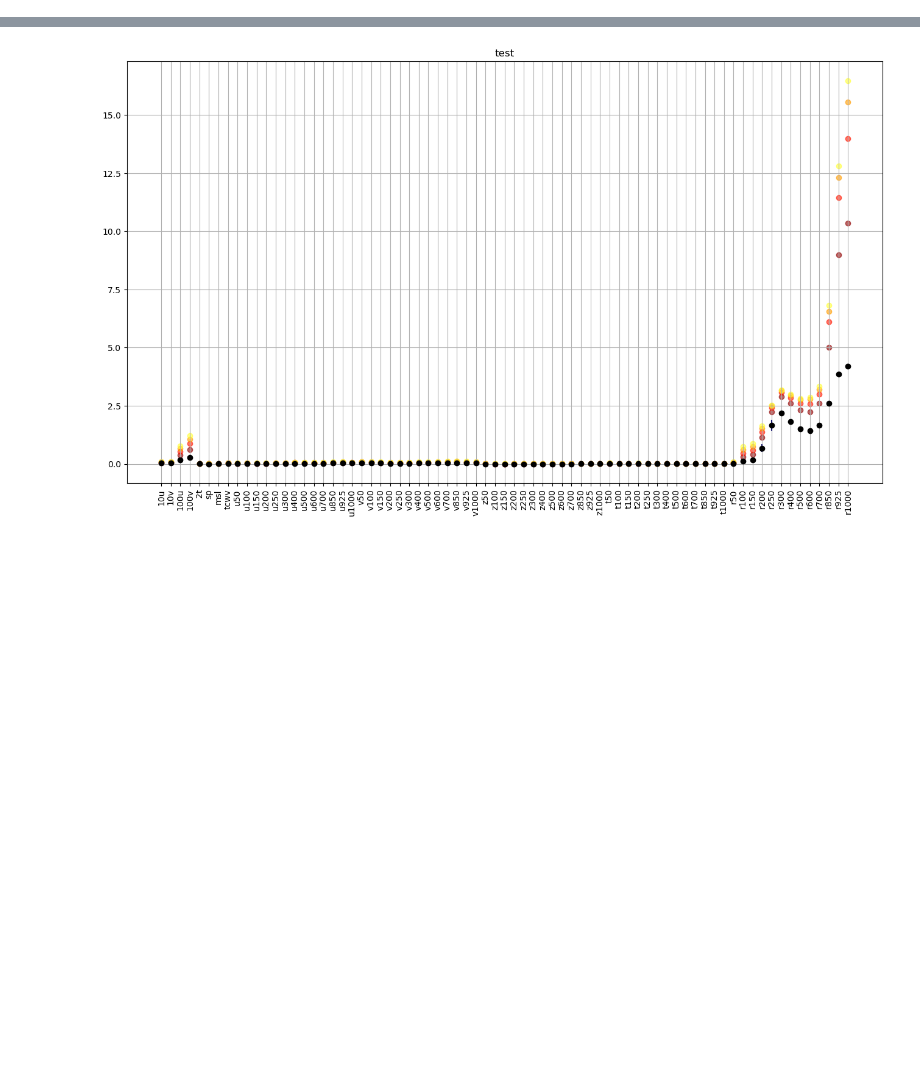
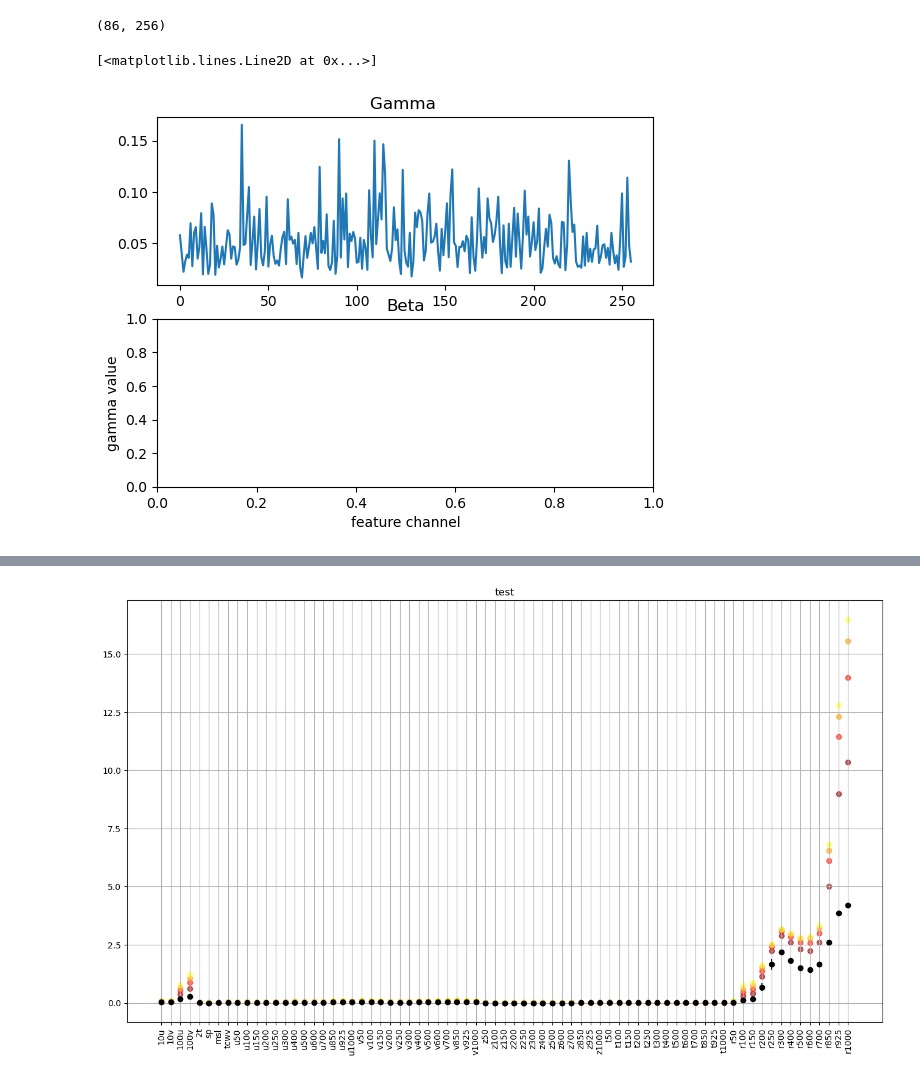
Before and after one commit to Slusny/Modulated-Spherical-Fourier-Neural-Operator, a Jupyter notebook: Visualization.ipynb, the cells around one changed output, grey strips where cells are left out. Cells and saved outputs as stored; diff of their text form; code cells hidden in the pictures; blank space fills up the shorter version.

```diff
--- a/Visualization.ipynb
+++ b/Visualization.ipynb
@@ -5,9 +6,34 @@ import os
 
 from S2S_on_SFNO.Models.sfno.model import FourCastNetv2_filmed
 # %%
-checkpoint = "lemon-breeze-29"
+# checkpoint = "lemon-breeze-29"
+checkpoint = "devoted-bush-34"
 iter = 1
 # %%
 cp_path = os.path.join("/mnt/qb/work2/goswami0/gkd965/checkpoints/",checkpoint)
 gamma = np.load(os.path.join(cp_path,"gamma_1000.npy"))
+gammas_path = sorted(glob.glob(os.path.join(cp_path,"gamma_*")),key=len)
 # beta  = np.load(os.path.join(cp_path,"beta.npy"))
+# %%
+# all gammas
+gammas = []
+for g in gammas_path:
+    # print("loading gammas : ",g)
+    gammas.append(np.load(g))
+gammas = np.array(gammas)
+# %%
+gammas.shape
+# %% [output]
+(86, 256)
+# %%
+gamms_std = gammas.std(axis=0)
+
+fig, ax = plt.subplots(2)
+ax[0].set_title("Gamma ")
+ax[1].set_title("Beta")
+plt.xlabel("feature channel")
+plt.ylabel("gamma value")
+ax[0].plot(gamms_std)
+# %% [output]
+[<matplotlib.lines.Line2D at 0x...>]
+[figure, added]
```
Also changed, not shown: parts of 5 cells of this notebook, 2 other files.
